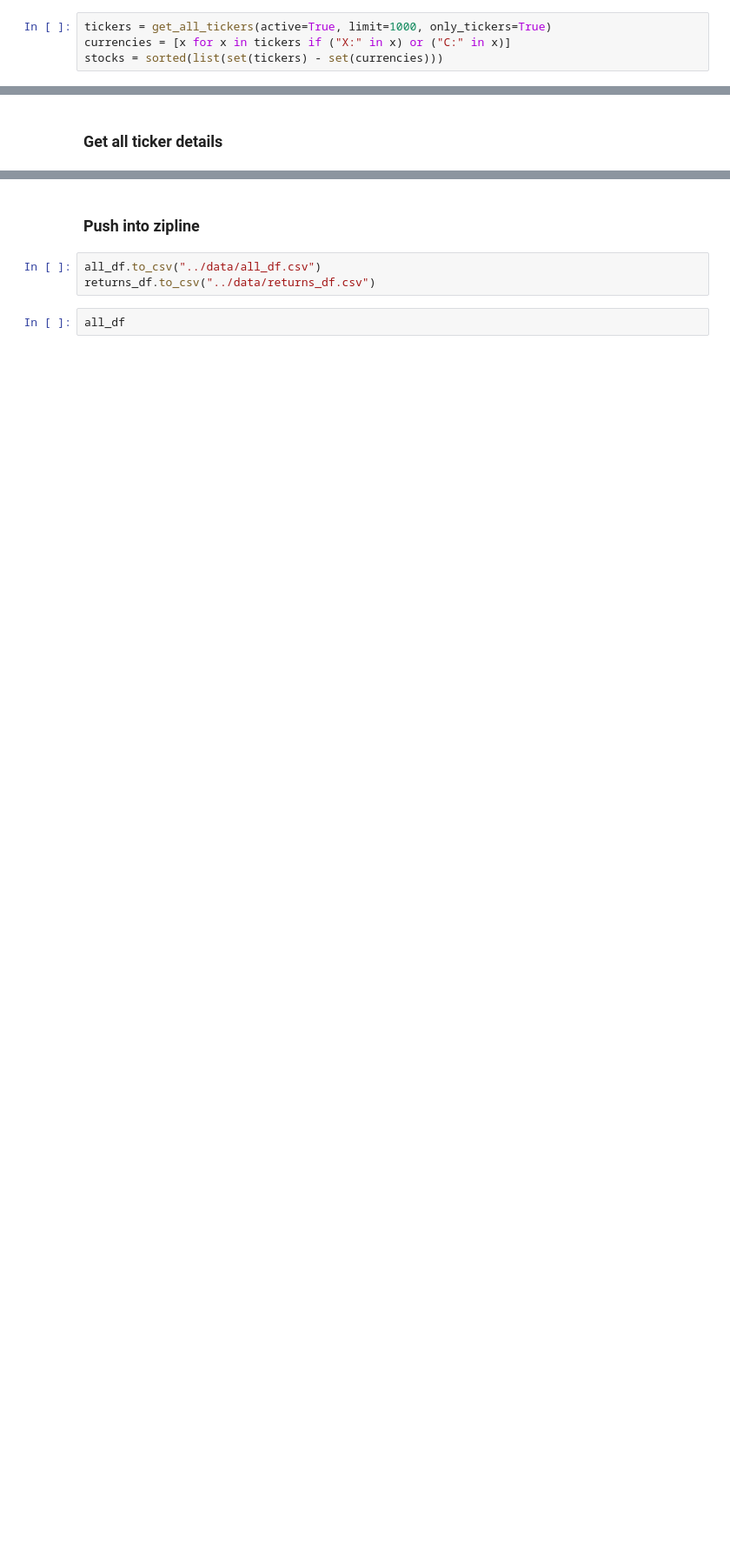
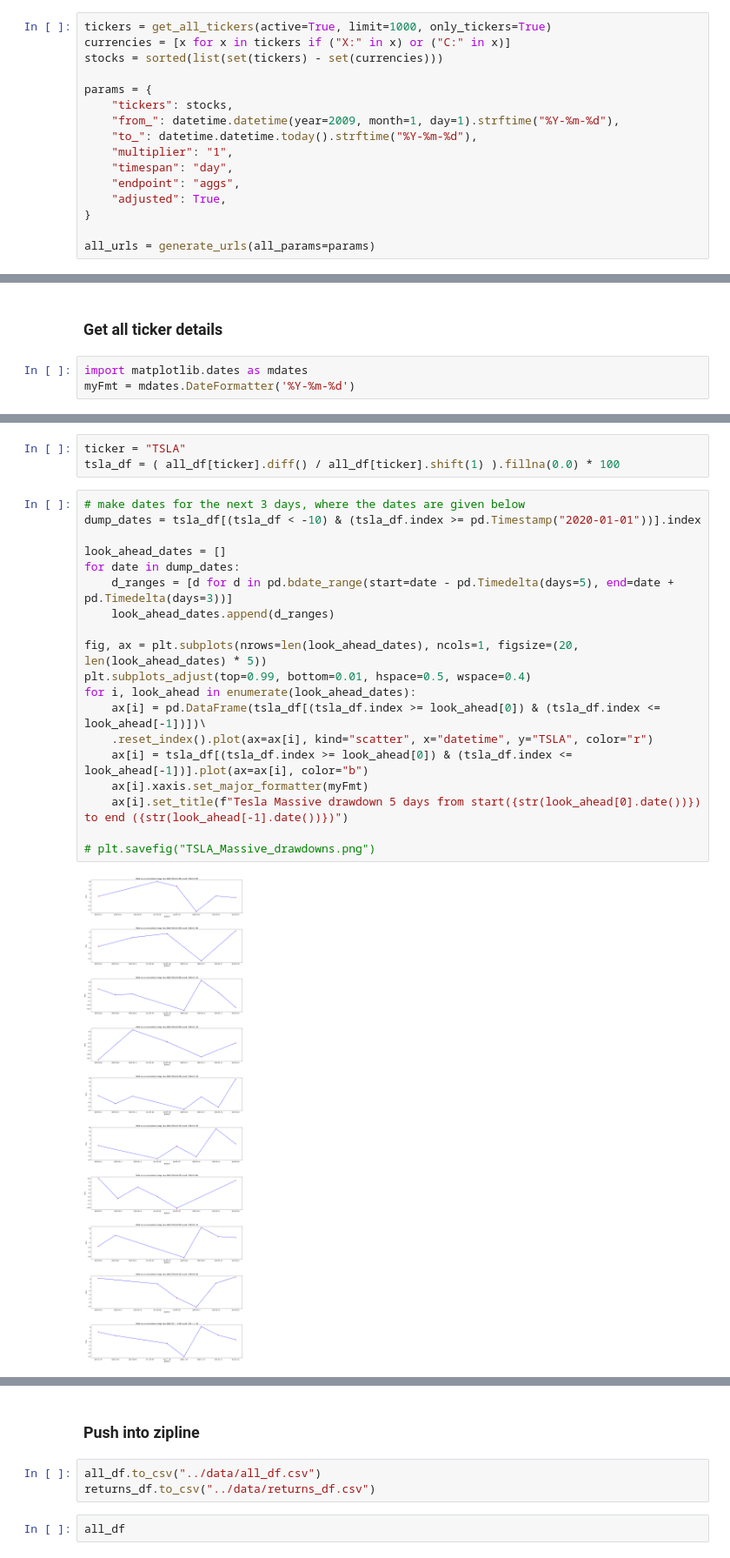
Before and after one commit to tranquilo12/WSB, a Jupyter notebook: notebooks/AllStocksFAST.ipynb, the cells around one changed output, grey strips where cells are left out. Shown: that part at 87% size. Drawn from its saved outputs; the diff is of its cells as text; blank space fills up the shorter version.

```diff
--- a/notebooks/AllStocksFAST.ipynb
+++ b/notebooks/AllStocksFAST.ipynb
@@ -247,3 +254,15 @@ def make_all_returns(all_df: pd.DataFrame, tickers: list, calendar_schedule: pd.
 tickers = get_all_tickers(active=True, limit=1000, only_tickers=True)
 currencies = [x for x in tickers if ("X:" in x) or ("C:" in x)]
 stocks = sorted(list(set(tickers) - set(currencies)))
+
+params = {
+    "tickers": stocks,
+    "from_": datetime.datetime(year=2009, month=1, day=1).strftime("%Y-%m-%d"),
+    "to_": datetime.datetime.today().strftime("%Y-%m-%d"),
+    "multiplier": "1",
+    "timespan": "day",
+    "endpoint": "aggs",
+    "adjusted": True,
+}
+
+all_urls = generate_urls(all_params=params)
@@ -274,2 +281,5 @@ returns_df = make_all_returns(all_df=all_df, tickers=tickers, calendar_schedule=
 # %% [markdown]
 ### Get all ticker details
+# %%
+import matplotlib.dates as mdates
+myFmt = mdates.DateFormatter('%Y-%m-%d')
@@ -275,0 +288,24 @@ returns_df = make_all_returns(all_df=all_df, tickers=tickers, calendar_schedule=
+# %%
+ticker = "TSLA"
+tsla_df = ( all_df[ticker].diff() / all_df[ticker].shift(1) ).fillna(0.0) * 100
+# %%
+# make dates for the next 3 days, where the dates are given below
+dump_dates = tsla_df[(tsla_df < -10) & (tsla_df.index >= pd.Timestamp("2020-01-01"))].index
+
+look_ahead_dates = []
+for date in dump_dates:
+    d_ranges = [d for d in pd.bdate_range(start=date - pd.Timedelta(days=5), end=date + pd.Timedelta(days=3))]
+    look_ahead_dates.append(d_ranges)
+
+fig, ax = plt.subplots(nrows=len(look_ahead_dates), ncols=1, figsize=(20, len(look_ahead_dates) * 5))
+plt.subplots_adjust(top=0.99, bottom=0.01, hspace=0.5, wspace=0.4)
+for i, look_ahead in enumerate(look_ahead_dates):
+    ax[i] = pd.DataFrame(tsla_df[(tsla_df.index >= look_ahead[0]) & (tsla_df.index <= look_ahead[-1])])\
+    .reset_index().plot(ax=ax[i], kind="scatter", x="datetime", y="TSLA", color="r")
+    ax[i] = tsla_df[(tsla_df.index >= look_ahead[0]) & (tsla_df.index <= look_ahead[-1])].plot(ax=ax[i], color="b")
+    ax[i].xaxis.set_major_formatter(myFmt)
+    ax[i].set_title(f"Tesla Massive drawdown 5 days from start({str(look_ahead[0].date())}) to end ({str(look_ahead[-1].date())})")
+
+# plt.savefig("TSLA_Massive_drawdowns.png")
+# %% [output]
+[figure, added]
```
Also changed, not shown: parts of 11 cells of this notebook, 10 other files.
